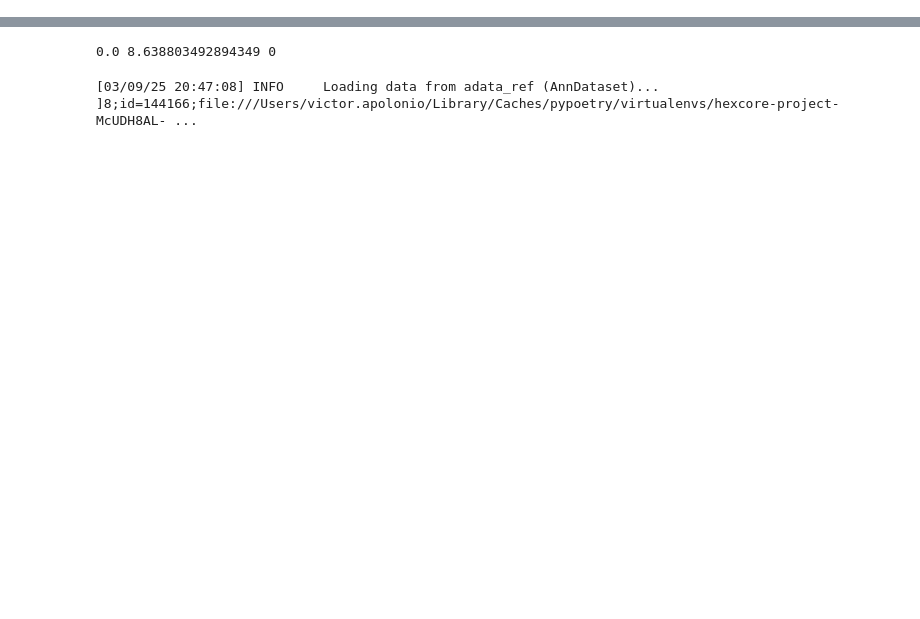
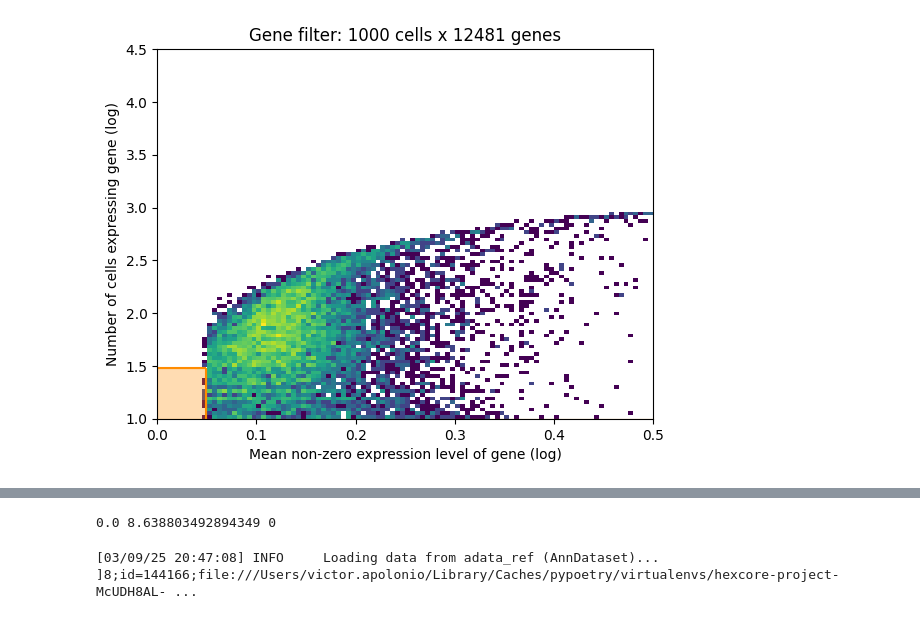
Before and after one commit to sysbiolab/hexcore-project, a Jupyter notebook: notebooks/pipeline/load_atlas_data.ipynb, the cells around one changed output, grey strips where cells are left out. Cells and saved outputs as stored; diff of their text form; code cells hidden in the pictures; blank space fills up the shorter version.

```diff
--- a/notebooks/pipeline/load_atlas_data.ipynb
+++ b/notebooks/pipeline/load_atlas_data.ipynb
@@ -30,0 +38,7 @@ adata_ref.shape
+# %%
+from cell2location.utils.filtering import filter_genes
+selected = filter_genes(adata_ref, cell_count_cutoff=5, cell_percentage_cutoff2=0.03, nonz_mean_cutoff=1.12)
+
+# filter the object
+adata_ref = adata_ref[:, selected].copy()
+# %% [output]
@@ -30,0 +46 @@ adata_ref.shape
+[figure, added]
```
Also changed, not shown: parts of 7 cells of this notebook, 1 other file.
